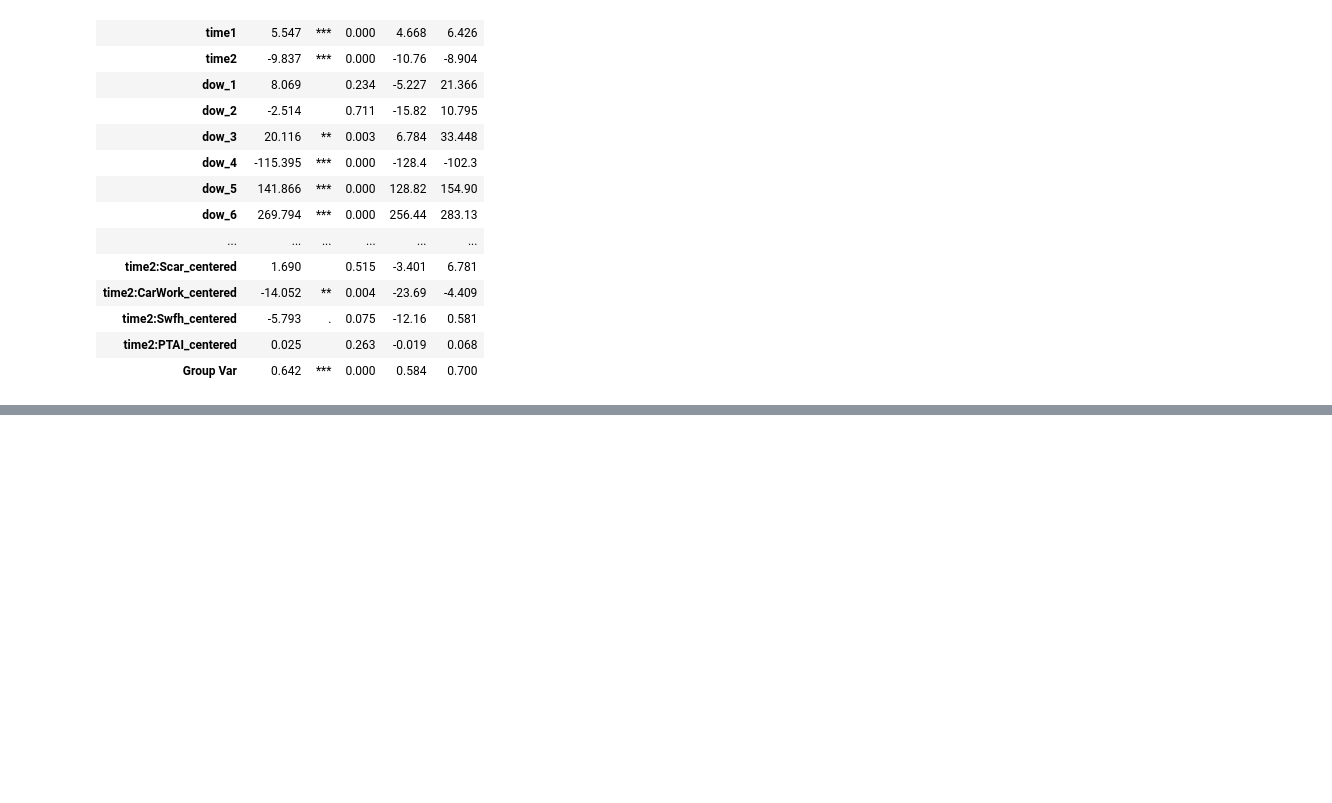
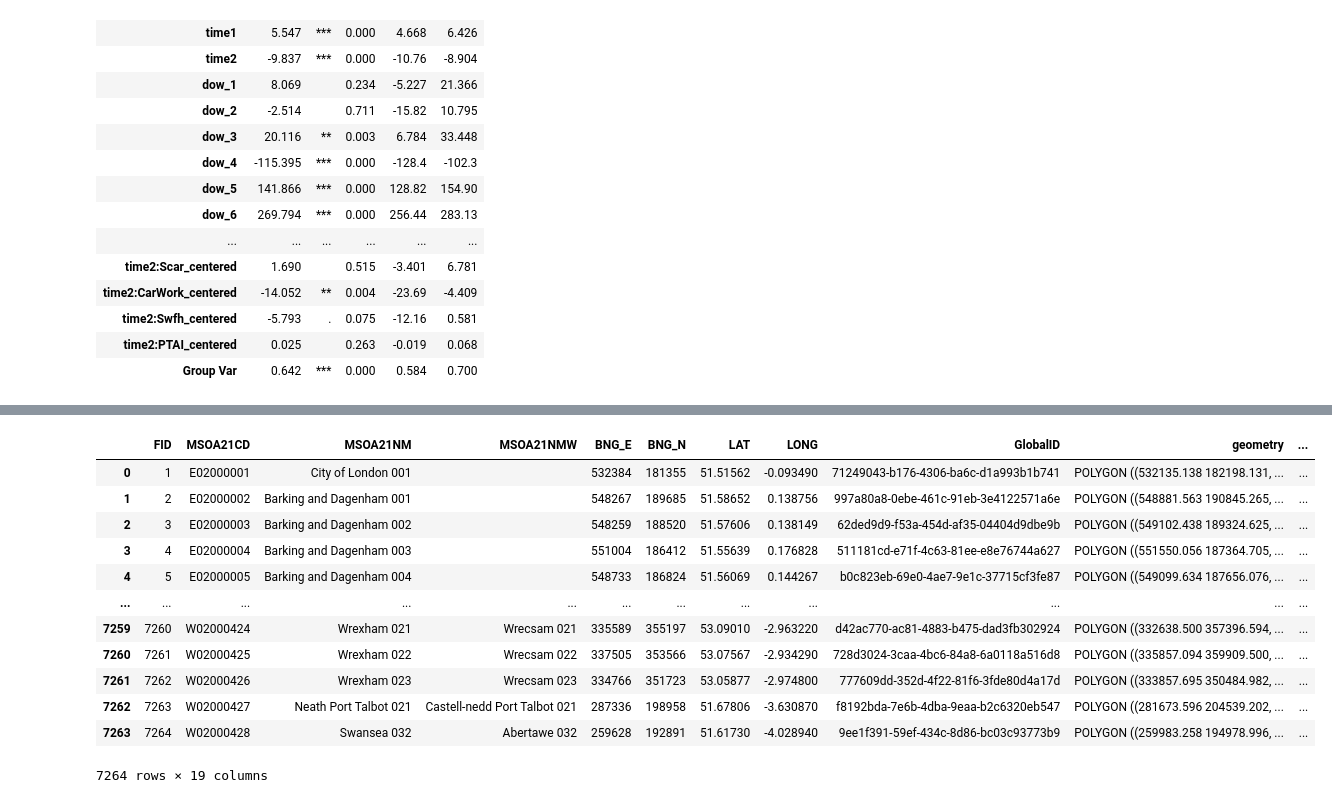
Before and after one commit to c-zhong-ucl-ac-uk/ULEZ-Expansion, a Jupyter notebook: Extended ITS.ipynb, the cells around one changed output, grey strips where cells are left out. Drawn from its saved outputs; the diff is of its cells as text; code cells hidden in the pictures; blank space fills up the shorter version.

```diff
--- a/Extended ITS.ipynb
+++ b/Extended ITS.ipynb
@@ -13,31 +16,37 @@ import statsmodels.formula.api as smf
 # file = 'mobility indicators/daily_alltrips_duration_distance_GLAresidence_homearea_pertrip/mean_distance_lad_merge_result.csv'
 # area_key = 'LAD22CD'
 # use_col = 'GLA'
+# output_filename = 'Travel Distance LAD'
 
 # Travel Distance per trip: MSOA
 file = 'mobility indicators/daily_alltrips_duration_distance_GLAresidence_homearea_pertrip/mean_distance_msoa_merge_result.csv'
 area_key = 'MSOA21CD'
 use_col = 'GLA'
+output_filename = 'Travel Distance MSOA'
 
 # Casual Activity Count: LAD
 # file = 'mobility indicators/daily_count_casual_activities/merge_result_lad.csv'
 # area_key = 'LAD22CD'
 # use_col = 'activity_count'
+# output_filename = 'Casual Activity Count LAD'
 
 # Casual Activity Count: MSOA
 # file = 'mobility indicators/daily_count_casual_activities/merge_result_msoa.csv'
 # area_key = 'MSOA21CD'
 # use_col = 'activity_count'
+# output_filename = 'Casual Activity Count MSOA'
 
 # Commuting Duration per capita: LAD
 # file = 'mobility indicators/daily_commuting_duration_distance/mean_duration_distance_lad_merge_result.csv'
 # area_key = 'LAD22CD'
 # use_col = 'duration_minutes'
+# output_filename = 'Commuting Duration LAD'
 
 # Commuting Duration per capita: MSOA
 # file = 'mobility indicators/daily_commuting_duration_distance/mean_duration_distance_msoa_merge_result.csv'
 # area_key = 'MSOA21CD'
 # use_col = 'duration_minutes'
+# output_filename = 'Commuting Duration MSOA'
 # %%
 ''' Read Data '''
 
@@ -502,0 +541,20 @@ results_df
+# %%
+# Link with geo data
+map_data = gpd.read_file('UK Geo Data/Middle_layer_Super_Output_Areas_December_2021_Boundaries_EW_BGC_V3.geojson')
+map_data = map_data.merge(effect_df, on='MSOA21CD', how='left')
+map_data.to_file('results/' + output_filename + '.geojson', driver='GeoJSON')
+map_data
+# %% [output]
+|  | FID | MSOA21CD | MSOA21NM | MSOA21NMW | BNG_E | BNG_N | LAT | LONG | GlobalID | geometry | ... |
+| 0 | 1 | E02000001 | City of London 001 |  | 532384 | 181355 | 51.51562 | -0.093490 | 71249043-b176-4306-ba6c-d1a993b1b741 | POLYGON ((532135.138 182198.131, ... | ... |
+| 1 | 2 | E02000002 | Barking and Dagenham 001 |  | 548267 | 189685 | 51.58652 | 0.138756 | 997a80a8-0ebe-461c-91eb-3e4122571a6e | POLYGON ((548881.563 190845.265, ... | ... |
+| 2 | 3 | E02000003 | Barking and Dagenham 002 |  | 548259 | 188520 | 51.57606 | 0.138149 | 62ded9d9-f53a-454d-af35-04404d9dbe9b | POLYGON ((549102.438 189324.625, ... | ... |
+| 3 | 4 | E02000004 | Barking and Dagenham 003 |  | 551004 | 186412 | 51.55639 | 0.176828 | 511181cd-e71f-4c63-81ee-e8e76744a627 | POLYGON ((551550.056 187364.705, ... | ... |
+| 4 | 5 | E02000005 | Barking and Dagenham 004 |  | 548733 | 186824 | 51.56069 | 0.144267 | b0c823eb-69e0-4ae7-9e1c-37715cf3fe87 | POLYGON ((549099.634 187656.076, ... | ... |
+| ... | ... | ... | ... | ... | ... | ... | ... | ... | ... | ... | ... |
+| 7259 | 7260 | W02000424 | Wrexham 021 | Wrecsam 021 | 335589 | 355197 | 53.09010 | -2.963220 | d42ac770-ac81-4883-b475-dad3fb302924 | POLYGON ((332638.500 357396.594, ... | ... |
+| 7260 | 7261 | W02000425 | Wrexham 022 | Wrecsam 022 | 337505 | 353566 | 53.07567 | -2.934290 | 728d3024-3caa-4bc6-84a8-6a0118a516d8 | POLYGON ((335857.094 359909.500, ... | ... |
+| 7261 | 7262 | W02000426 | Wrexham 023 | Wrecsam 023 | 334766 | 351723 | 53.05877 | -2.974800 | 777609dd-352d-4f22-81f6-3fde80d4a17d | POLYGON ((333857.695 350484.982, ... | ... |
+| 7262 | 7263 | W02000427 | Neath Port Talbot 021 | Castell-nedd Port Talbot 021 | 287336 | 198958 | 51.67806 | -3.630870 | f8192bda-7e6b-4dba-9eaa-b2c6320eb547 | POLYGON ((281673.596 204539.202, ... | ... |
+| 7263 | 7264 | W02000428 | Swansea 032 | Abertawe 032 | 259628 | 192891 | 51.61730 | -4.028940 | 9ee1f391-59ef-434c-8d86-bc03c93773b9 | POLYGON ((259983.258 194978.996, ... | ... |
+7264 rows × 19 columns
```
Also changed, not shown: parts of 9 cells of this notebook, 9 other files.
